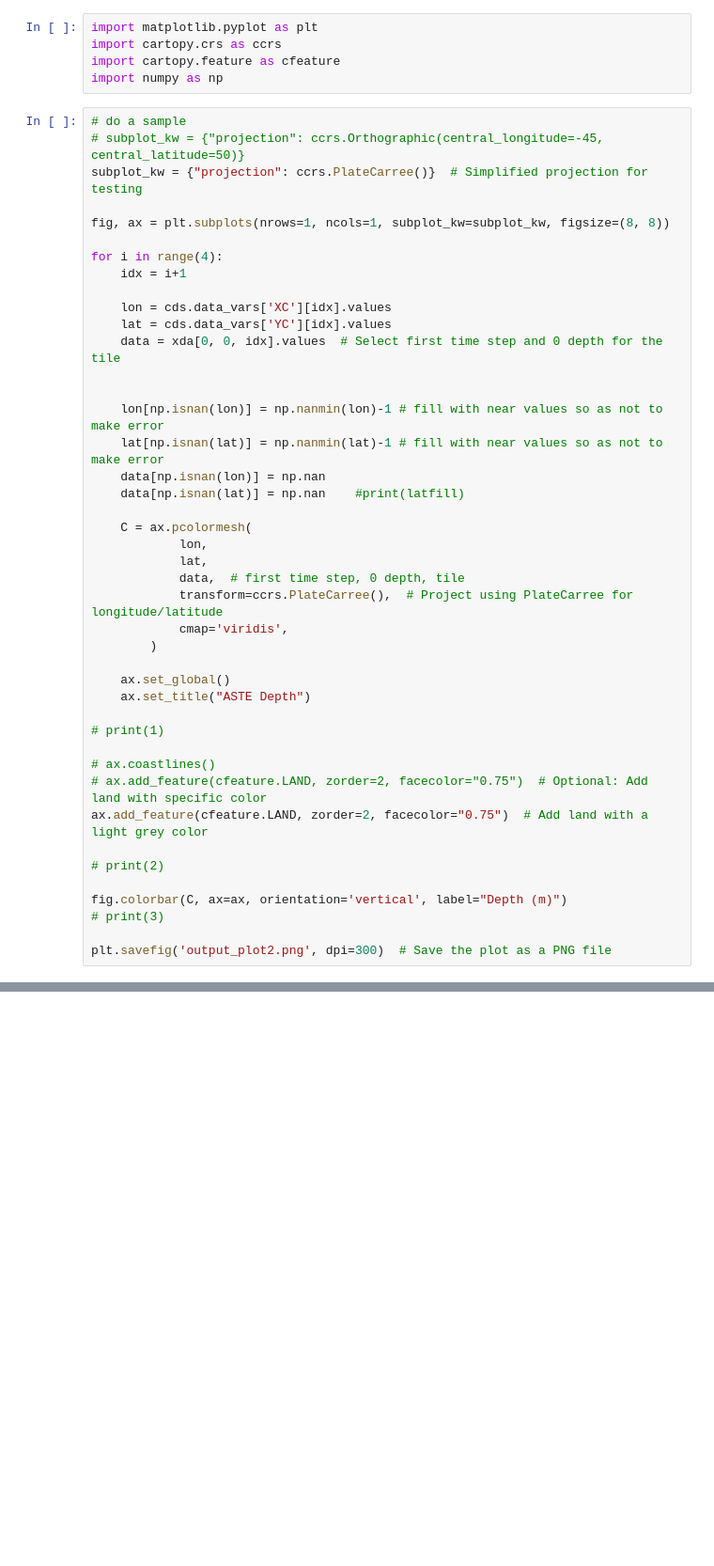
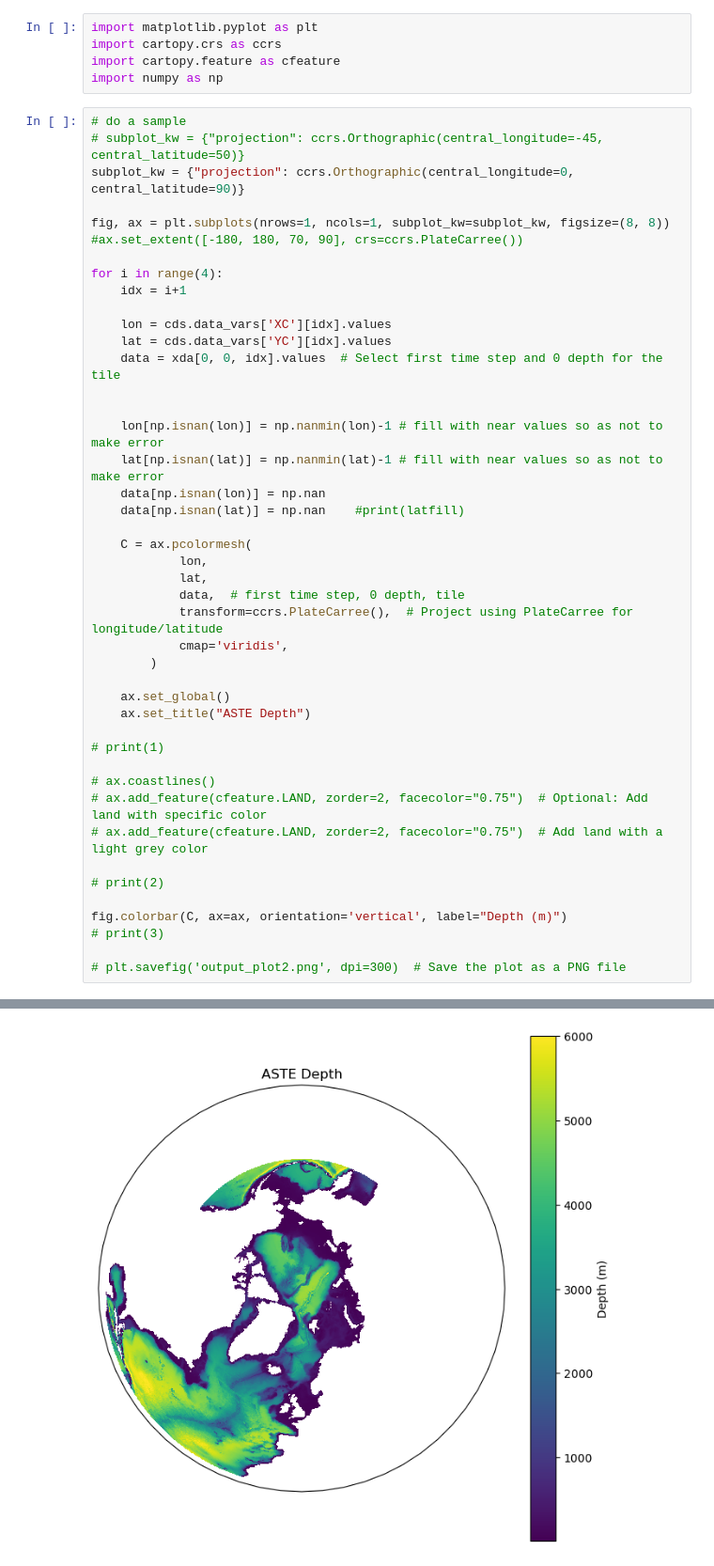
Before and after one commit to margaretmurakami/crios_backups, a Jupyter notebook: ASTE_270/sample_usecartopy.ipynb, the cells around one changed output, grey strips where cells are left out. Shown at 94% size. Drawn from its saved outputs; the diff is of its cells as text; blank space fills up the shorter version.

```diff
--- a/ASTE_270/sample_usecartopy.ipynb
+++ b/ASTE_270/sample_usecartopy.ipynb
@@ -231,9 +361,10 @@ import numpy as np
 # %%
 # do a sample
 # subplot_kw = {"projection": ccrs.Orthographic(central_longitude=-45, central_latitude=50)}
-subplot_kw = {"projection": ccrs.PlateCarree()}  # Simplified projection for testing
+subplot_kw = {"projection": ccrs.Orthographic(central_longitude=0, central_latitude=90)}
 
 fig, ax = plt.subplots(nrows=1, ncols=1, subplot_kw=subplot_kw, figsize=(8, 8))
+#ax.set_extent([-180, 180, 70, 90], crs=ccrs.PlateCarree())
 
 for i in range(4):
     idx = i+1
@@ -263,11 +394,12 @@ for i in range(4):
 
 # ax.coastlines()
 # ax.add_feature(cfeature.LAND, zorder=2, facecolor="0.75")  # Optional: Add land with specific color
-ax.add_feature(cfeature.LAND, zorder=2, facecolor="0.75")  # Add land with a light grey color
+# ax.add_feature(cfeature.LAND, zorder=2, facecolor="0.75")  # Add land with a light grey color
 
 # print(2)
 
 fig.colorbar(C, ax=ax, orientation='vertical', label="Depth (m)")
 # print(3)
 
-plt.savefig('output_plot2.png', dpi=300)  # Save the plot as a PNG file
+# plt.savefig('output_plot2.png', dpi=300)  # Save the plot as a PNG file
+# %% [output]
@@ -273,0 +407 @@ plt.savefig('output_plot2.png', dpi=300)  # Save the plot as a PNG file
+[figure, added]
```
Also changed, not shown: parts of 17 cells of this notebook, 15 other files.
